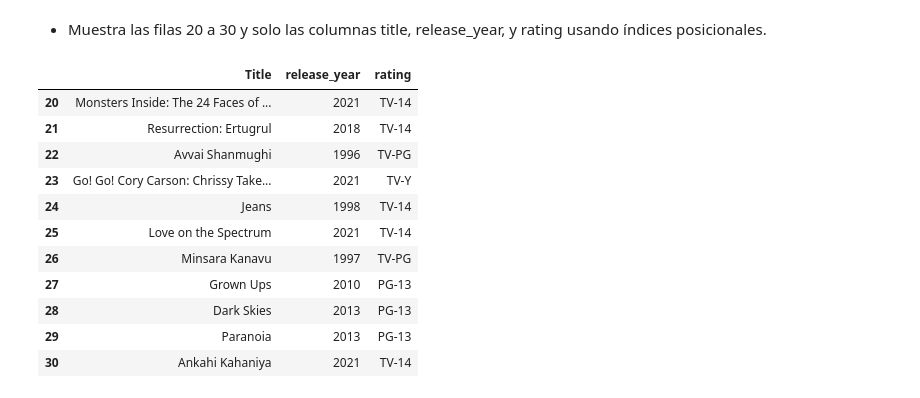
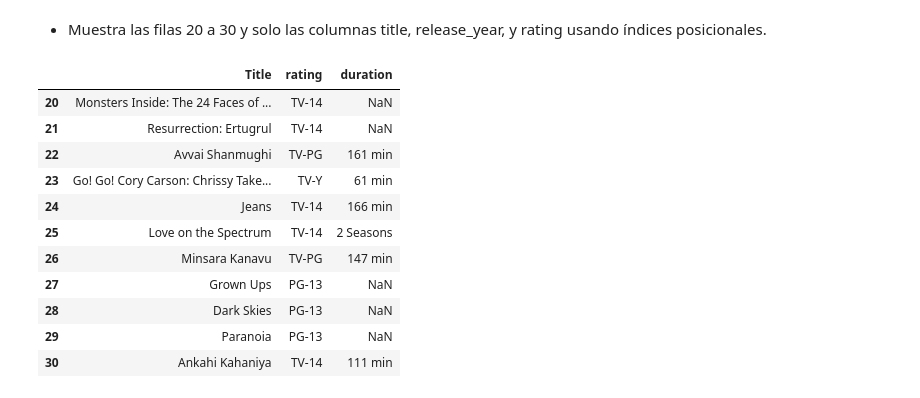
Before and after one commit to QuiqueBrotons83/labs, a Jupyter notebook: Panda/datos/eda_netflix.ipynb, the cells around one changed output. Saved outputs shown, nothing was run; the diff lists cells and outputs as text; code cells hidden in the pictures.

```diff
--- a/Panda/datos/eda_netflix.ipynb
+++ b/Panda/datos/eda_netflix.ipynb
@@ -665,19 +664,19 @@ filas_entre
 | 25 | TV Show | Love on the Spectrum | Desconocido | Brooke Satchwell |
 # %% [markdown]
    - Muestra las filas 20 a 30 y solo las columnas title, release_year, y rating usando índices posicionales.
-# %%
-filas_datos = datos_netflix.iloc[20:31,[datos_netflix.columns.get_loc('Title'), datos_netflix.columns.get_loc('release_year'), datos_netflix.columns.get_loc('rating')]]
-filas_datos
-# %% [output]
-|  | Title | release_year | rating |
-| 20 | Monsters Inside: The 24 Faces of ... | 2021 | TV-14 |
-| 21 | Resurrection: Ertugrul | 2018 | TV-14 |
-| 22 | Avvai Shanmughi | 1996 | TV-PG |
-| 23 | Go! Go! Cory Carson: Chrissy Take... | 2021 | TV-Y |
-| 24 | Jeans | 1998 | TV-14 |
-| 25 | Love on the Spectrum | 2021 | TV-14 |
-| 26 | Minsara Kanavu | 1997 | TV-PG |
-| 27 | Grown Ups | 2010 | PG-13 |
-| 28 | Dark Skies | 2013 | PG-13 |
-| 29 | Paranoia | 2013 | PG-13 |
-| 30 | Ankahi Kahaniya | 2021 | TV-14 |
+# %%
+filas_datos = datos_netflix.iloc[20:31,[2,8,9]]
+filas_datos
+# %% [output]
+|  | Title | rating | duration |
+| 20 | Monsters Inside: The 24 Faces of ... | TV-14 | NaN |
+| 21 | Resurrection: Ertugrul | TV-14 | NaN |
+| 22 | Avvai Shanmughi | TV-PG | 161 min |
+| 23 | Go! Go! Cory Carson: Chrissy Take... | TV-Y | 61 min |
+| 24 | Jeans | TV-14 | 166 min |
+| 25 | Love on the Spectrum | TV-14 | 2 Seasons |
+| 26 | Minsara Kanavu | TV-PG | 147 min |
+| 27 | Grown Ups | PG-13 | NaN |
+| 28 | Dark Skies | PG-13 | NaN |
+| 29 | Paranoia | PG-13 | NaN |
+| 30 | Ankahi Kahaniya | TV-14 | 111 min |
```
Also changed, not shown: parts of 7 cells of this notebook.
